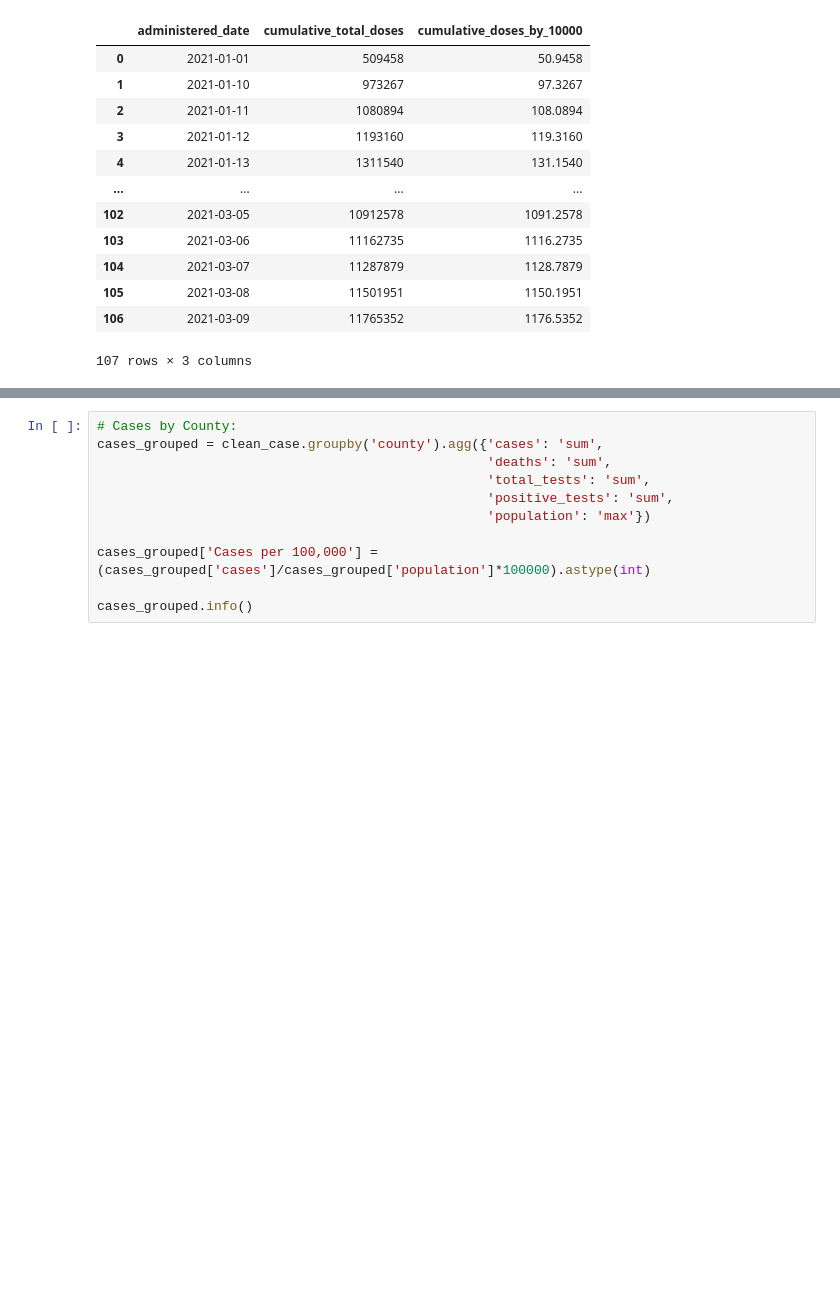
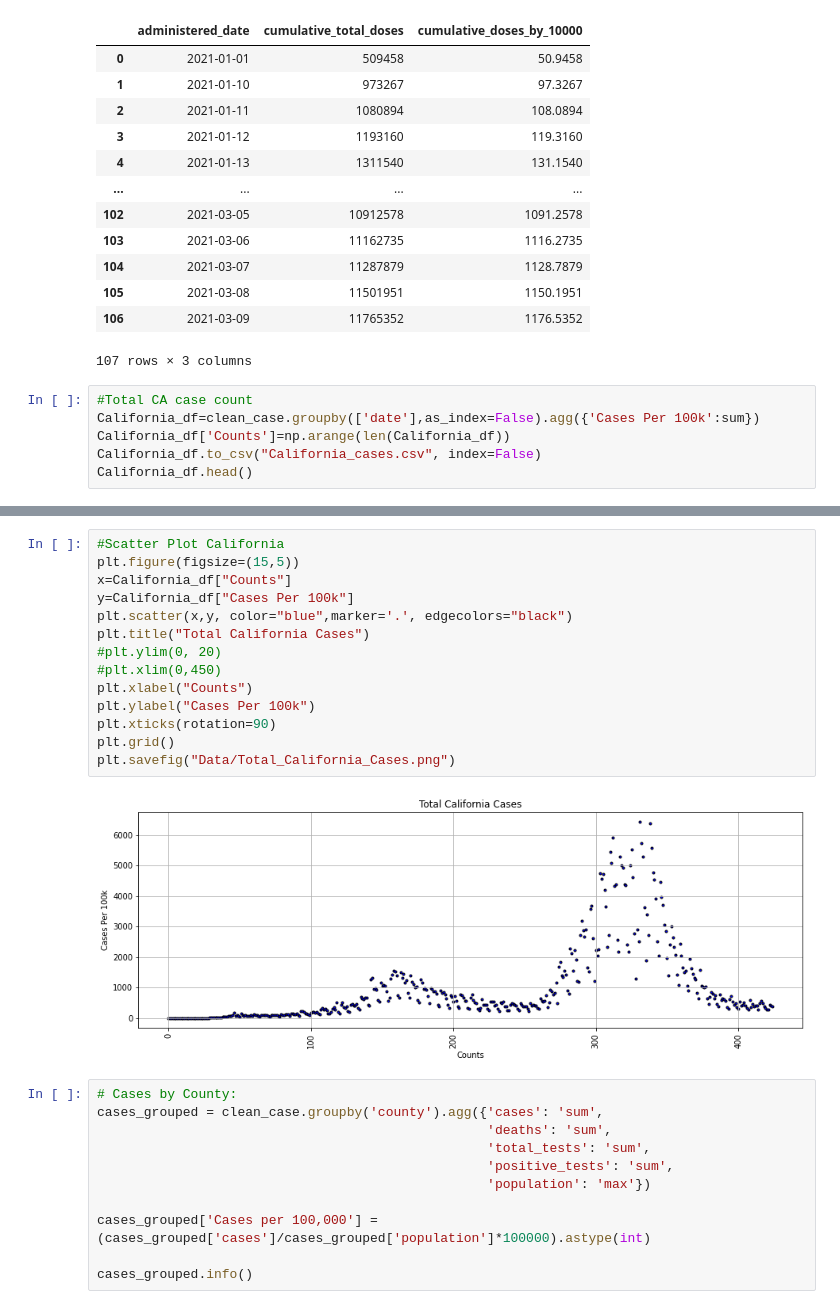
Before and after one commit to danijmartin/Covid-19-California, a Jupyter notebook: Data_Cleaning_and_Exploration.ipynb, the cells around one changed output, grey strips where cells are left out. Saved outputs shown, nothing was run; the diff lists cells and outputs as text; blank space fills up the shorter version.

```diff
--- a/Data_Cleaning_and_Exploration.ipynb
+++ b/Data_Cleaning_and_Exploration.ipynb
@@ -181,3 +186,9 @@ ca_vaccinations
 | 105 | 2021-03-08 | 11501951 | 1150.1951 |
 | 106 | 2021-03-09 | 11765352 | 1176.5352 |
 107 rows × 3 columns
+# %%
+#Total CA case count
+California_df=clean_case.groupby(['date'],as_index=False).agg({'Cases Per 100k':sum})
+California_df['Counts']=np.arange(len(California_df))
+California_df.to_csv("California_cases.csv", index=False)
+California_df.head()
@@ -184,3 +202,19 @@ ca_vaccinations
+# %%
+#Scatter Plot California
+plt.figure(figsize=(15,5))
+x=California_df["Counts"]
+y=California_df["Cases Per 100k"]
+plt.scatter(x,y, color="blue",marker='.', edgecolors="black")
+plt.title("Total California Cases")
+#plt.ylim(0, 20)
+#plt.xlim(0,450)
+plt.xlabel("Counts")
+plt.ylabel("Cases Per 100k")
+plt.xticks(rotation=90)
+plt.grid()
+plt.savefig("Data/Total_California_Cases.png")
+# %% [output]
+[figure, added]
 # %%
 # Cases by County:
 cases_grouped = clean_case.groupby('county').agg({'cases': 'sum',
```
Also changed, not shown: parts of 3 cells of this notebook, 1 other file.
